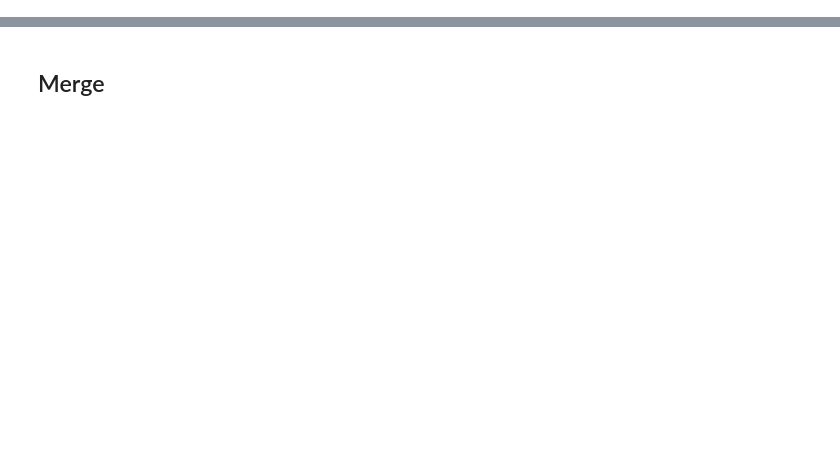
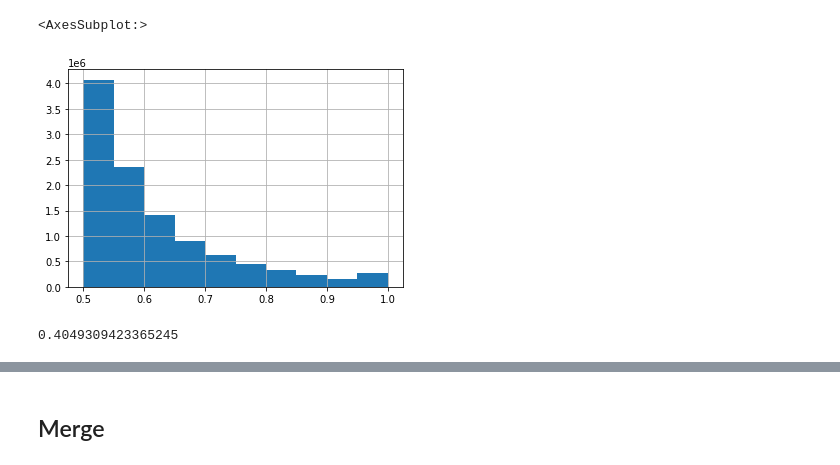
Before and after one commit to atsukoba/interactive-music-search, a Jupyter notebook: server/experiments/song_db.ipynb, the cells around one changed output, grey strips where cells are left out. Saved outputs shown, nothing was run; the diff lists cells and outputs as text; code cells hidden in the pictures; blank space fills up the shorter version.

```diff
--- a/server/experiments/song_db.ipynb
+++ b/server/experiments/song_db.ipynb
@@ -15,0 +36,9 @@ df_MMD_spotify_all.head()
+# %%
+MMD_audio_matches.score.hist()
+# %% [output]
+<AxesSubplot:>
+[figure, added]
+# %%
+len(MMD_audio_matches[MMD_audio_matches.score > 0.6]) / len(MMD_audio_matches)
+# %% [output]
+0.4049309423365245
```
Also changed, not shown: parts of 15 cells of this notebook, 4 other files.
